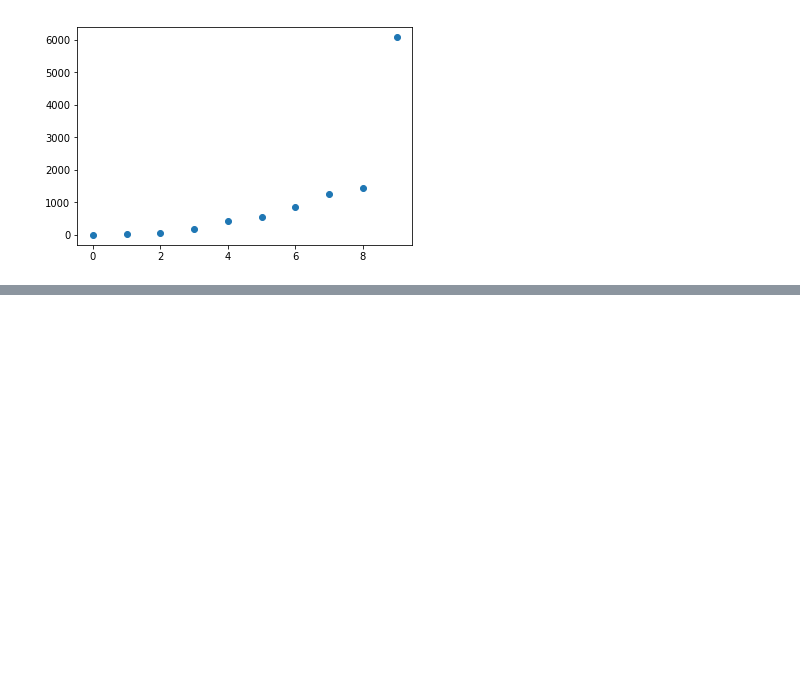
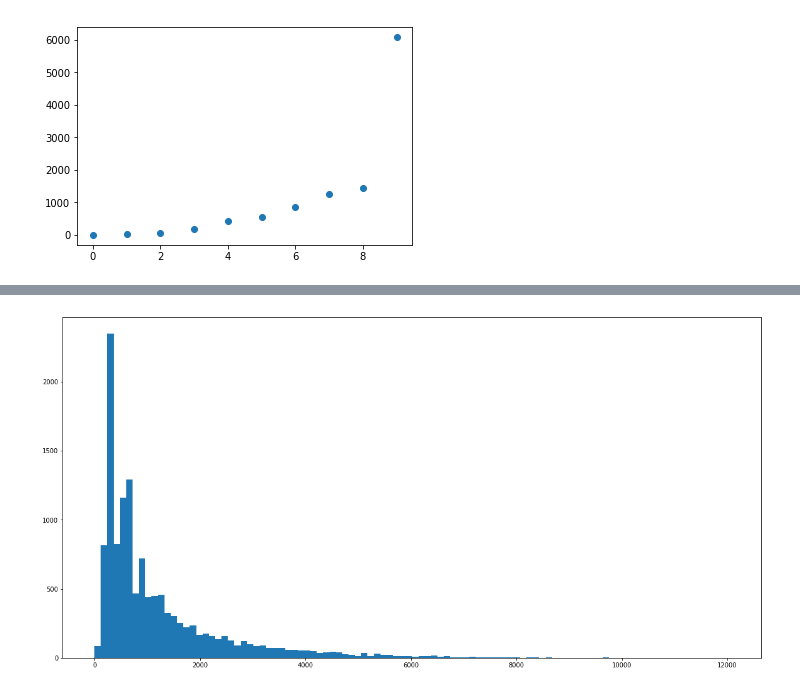
Before and after one commit to adamwlev/StrokesGained2, a Jupyter notebook: Untitled1.ipynb, the cells around one changed output, grey strips where cells are left out. Saved outputs shown, nothing was run; the diff lists cells and outputs as text; code cells hidden in the pictures; blank space fills up the shorter version.

```diff
--- a/Untitled1.ipynb
+++ b/Untitled1.ipynb
@@ -101,0 +117,7 @@ data.head()
+# %%
+data = pd.concat([pd.read_csv('data/%d.csv' % year, usecols=['loc_string_hole']) for year in range(2003,2018)])
+# %%
+fig, ax = plt.subplots(1,1,figsize=(20,10))
+plt.hist(data.loc_string_hole.value_counts().values,bins=100);
+# %% [output]
+[figure, added]
```
Also changed, not shown: parts of 27 cells of this notebook, 6 other files.
